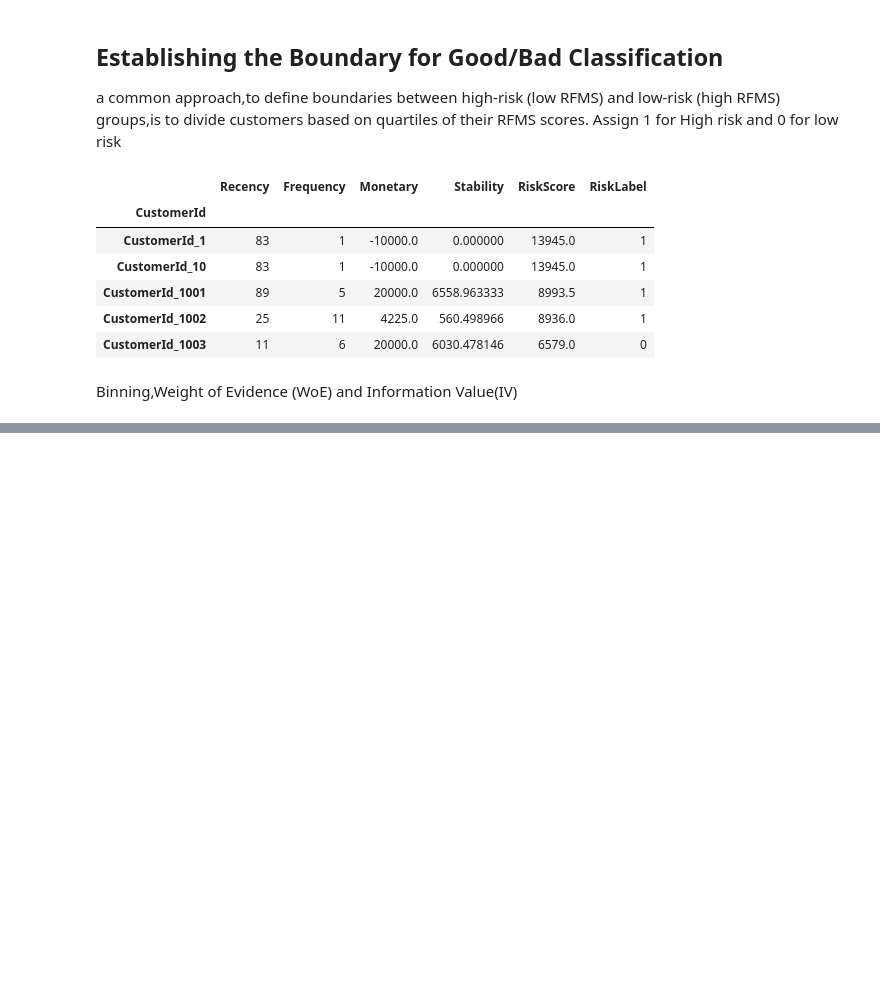
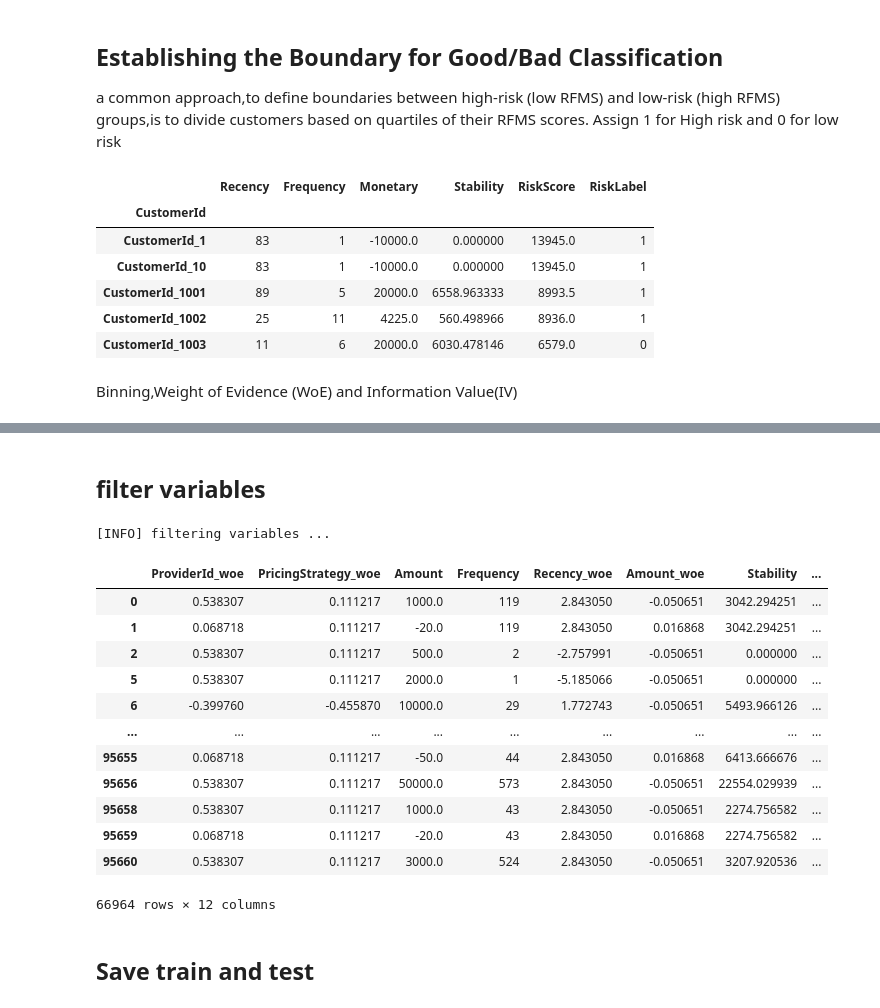
Before and after one commit to wolderufael/Credit-Scoring-Model-for-eCommerce-Platform, a Jupyter notebook: notebook/default_estimator.ipynb, the cells around one changed output, grey strips where cells are left out. Drawn from its saved outputs; the diff is of its cells as text; code cells hidden in the pictures; blank space fills up the shorter version.

```diff
--- a/notebook/default_estimator.ipynb
+++ b/notebook/default_estimator.ipynb
@@ -413,0 +240,22 @@ merged_data_not_encoded=merged_data_not_encoded
+# %% [markdown]
+## filter variables
+# %%
+filtered=estimator.filter_variables(train_final)
+filtered
+# %% [output]
+[INFO] filtering variables ...
+|  | ProviderId_woe | PricingStrategy_woe | Amount | Frequency | Recency_woe | Amount_woe | Stability | ... |
+| 0 | 0.538307 | 0.111217 | 1000.0 | 119 | 2.843050 | -0.050651 | 3042.294251 | ... |
+| 1 | 0.068718 | 0.111217 | -20.0 | 119 | 2.843050 | 0.016868 | 3042.294251 | ... |
+| 2 | 0.538307 | 0.111217 | 500.0 | 2 | -2.757991 | -0.050651 | 0.000000 | ... |
+| 5 | 0.538307 | 0.111217 | 2000.0 | 1 | -5.185066 | -0.050651 | 0.000000 | ... |
+| 6 | -0.399760 | -0.455870 | 10000.0 | 29 | 1.772743 | -0.050651 | 5493.966126 | ... |
+| ... | ... | ... | ... | ... | ... | ... | ... | ... |
+| 95655 | 0.068718 | 0.111217 | -50.0 | 44 | 2.843050 | 0.016868 | 6413.666676 | ... |
+| 95656 | 0.538307 | 0.111217 | 50000.0 | 573 | 2.843050 | -0.050651 | 22554.029939 | ... |
+| 95658 | 0.538307 | 0.111217 | 1000.0 | 43 | 2.843050 | -0.050651 | 2274.756582 | ... |
+| 95659 | 0.068718 | 0.111217 | -20.0 | 43 | 2.843050 | 0.016868 | 2274.756582 | ... |
+| 95660 | 0.538307 | 0.111217 | 3000.0 | 524 | 2.843050 | -0.050651 | 3207.920536 | ... |
+66964 rows × 12 columns
+# %% [markdown]
+## Save train and test
```
Also changed, not shown: parts of 39 cells of this notebook, 5 other files.
